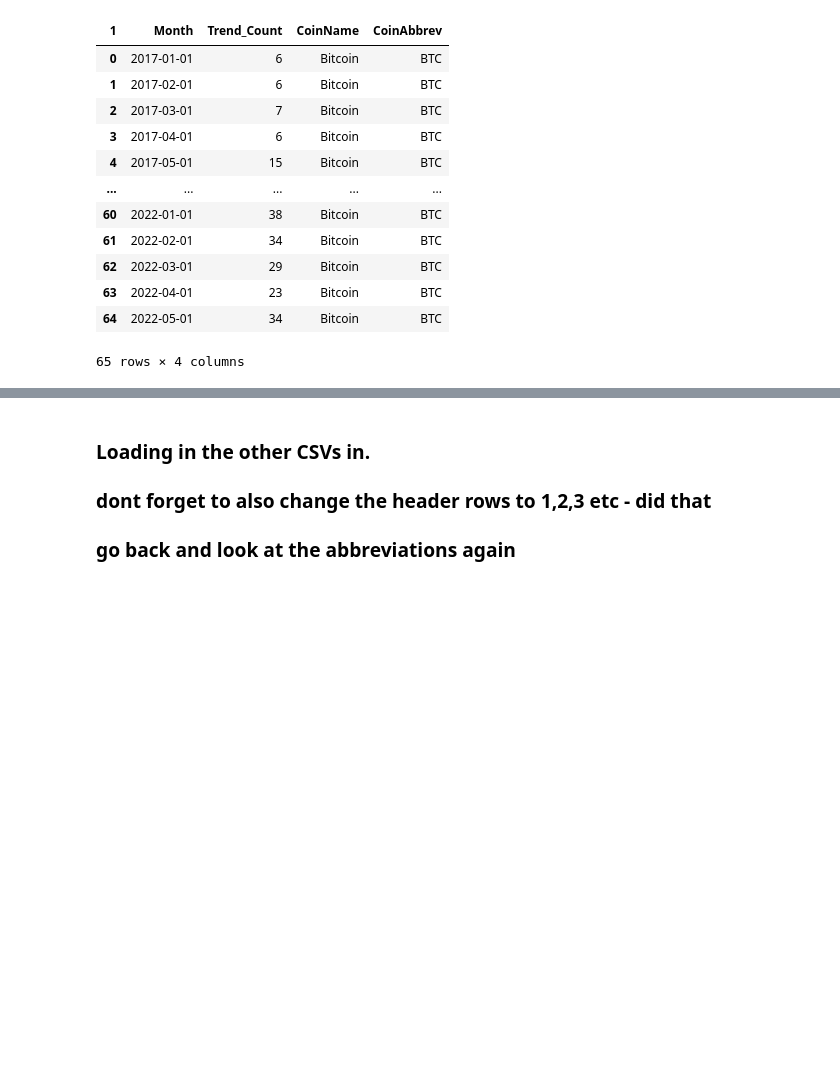
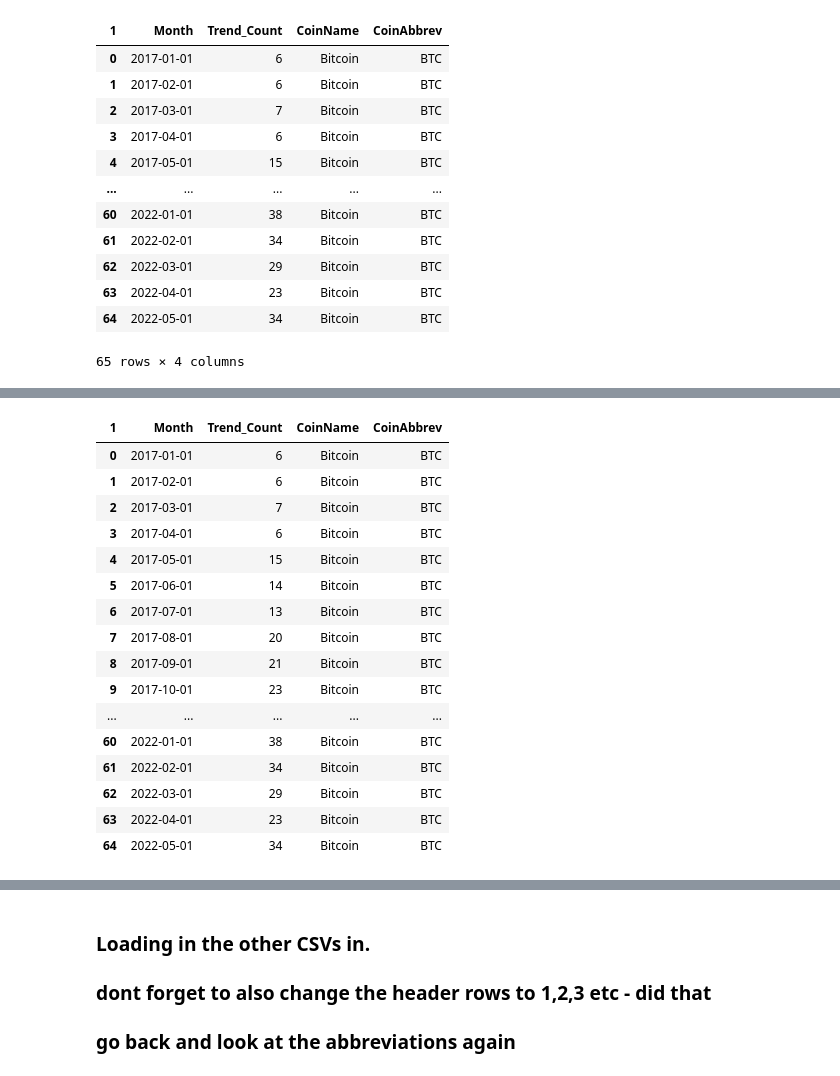
Before and after one commit to mrmoya413/Capstone_RudyMoya, a Jupyter notebook: Notebooks/Rudy_Moya_Capstone.ipynb, the cells around one changed output, grey strips where cells are left out. Cells and saved outputs as stored; diff of their text form; code cells hidden in the pictures; blank space fills up the shorter version.

```diff
--- a/Notebooks/Rudy_Moya_Capstone.ipynb
+++ b/Notebooks/Rudy_Moya_Capstone.ipynb
@@ -111,0 +122,23 @@ plt.show()
+# %%
+googlebitcoin1
+#10 - 13:  This was the largest peak of trend for the word bitcoin.
+#48 - 53:  This was the second largest peak of trend for the word bitcoin.  This lasted a bit longer.
+#Let's create a df table to show these sections split out.
+# %% [output]
+| 1 | Month | Trend_Count | CoinName | CoinAbbrev |
+| 0 | 2017-01-01 | 6 | Bitcoin | BTC |
+| 1 | 2017-02-01 | 6 | Bitcoin | BTC |
+| 2 | 2017-03-01 | 7 | Bitcoin | BTC |
+| 3 | 2017-04-01 | 6 | Bitcoin | BTC |
+| 4 | 2017-05-01 | 15 | Bitcoin | BTC |
+| 5 | 2017-06-01 | 14 | Bitcoin | BTC |
+| 6 | 2017-07-01 | 13 | Bitcoin | BTC |
+| 7 | 2017-08-01 | 20 | Bitcoin | BTC |
+| 8 | 2017-09-01 | 21 | Bitcoin | BTC |
+| 9 | 2017-10-01 | 23 | Bitcoin | BTC |
+| ... | ... | ... | ... | ... |
+| 60 | 2022-01-01 | 38 | Bitcoin | BTC |
+| 61 | 2022-02-01 | 34 | Bitcoin | BTC |
+| 62 | 2022-03-01 | 29 | Bitcoin | BTC |
+| 63 | 2022-04-01 | 23 | Bitcoin | BTC |
+| 64 | 2022-05-01 | 34 | Bitcoin | BTC |
```
Also changed, not shown: parts of 8 cells of this notebook.
